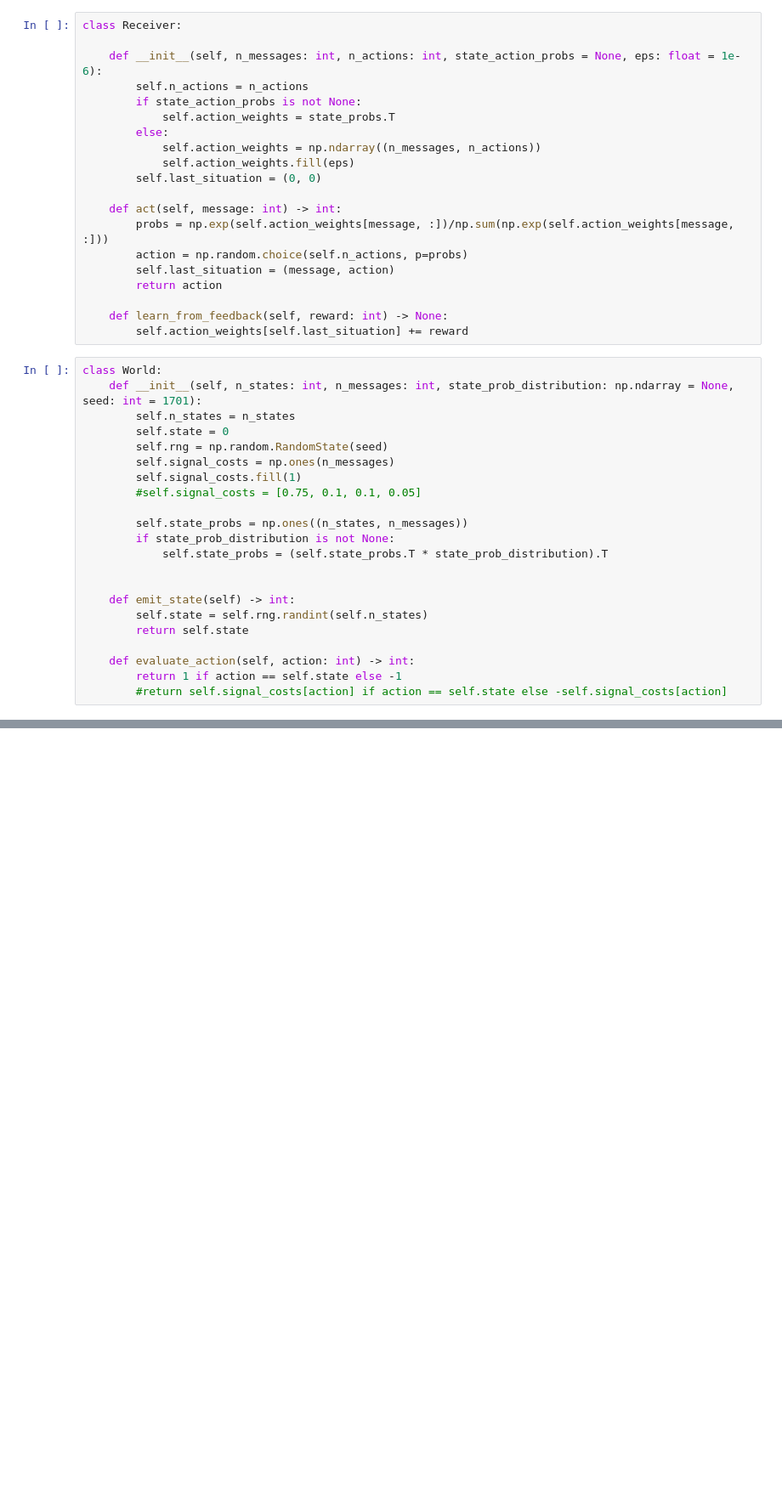
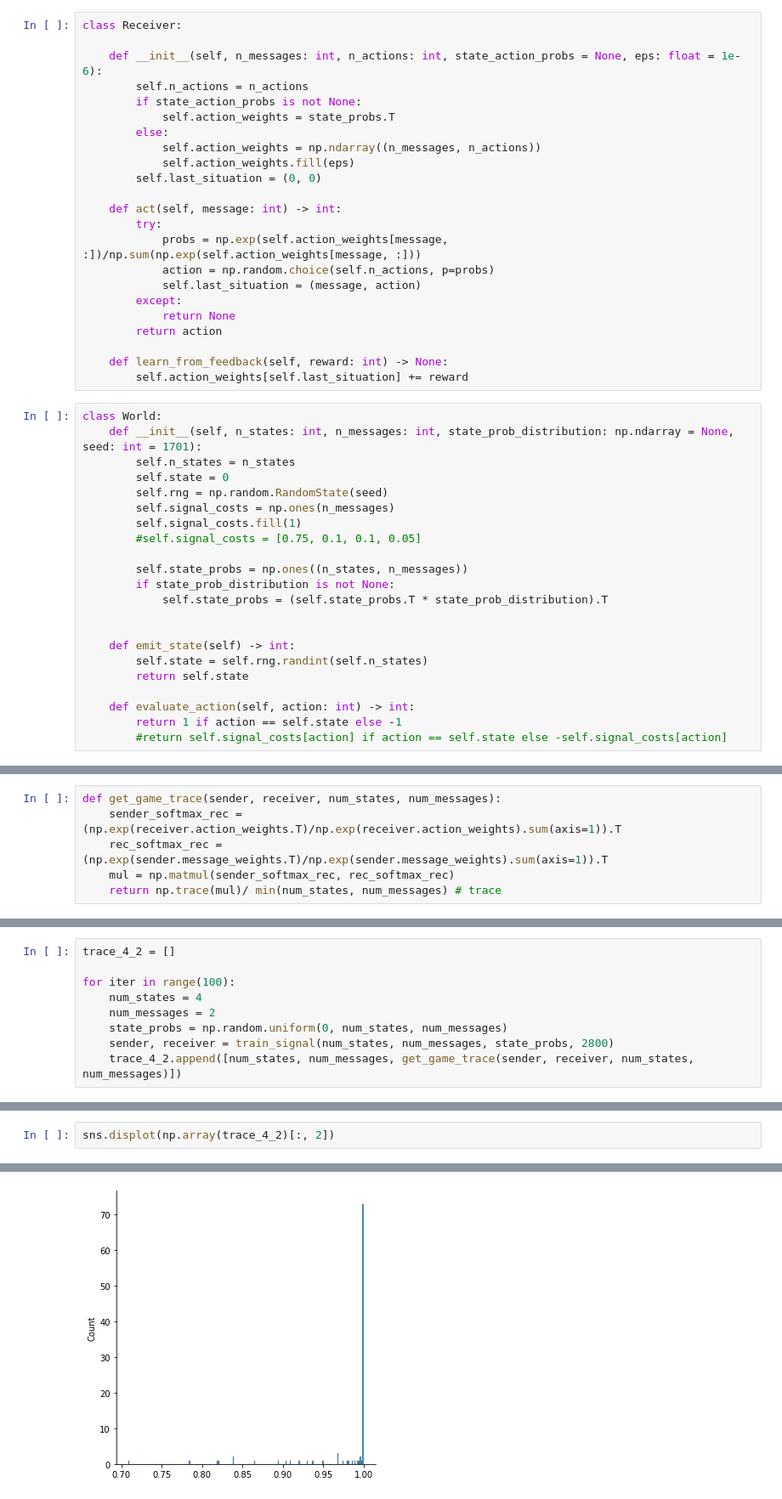
Before and after one commit to nightingal3/signalling-games, a Jupyter notebook: reinforcement_lewis_signaling_game_n_m.ipynb, the cells around one changed output, grey strips where cells are left out. Shown at 85% size. Saved outputs shown, nothing was run; the diff lists cells and outputs as text; blank space fills up the shorter version.

```diff
--- a/reinforcement_lewis_signaling_game_n_m.ipynb
+++ b/reinforcement_lewis_signaling_game_n_m.ipynb
@@ -43,9 +46,12 @@ class Receiver:
         self.last_situation = (0, 0)
 
     def act(self, message: int) -> int:
-        probs = np.exp(self.action_weights[message, :])/np.sum(np.exp(self.action_weights[message, :]))
-        action = np.random.choice(self.n_actions, p=probs)
-        self.last_situation = (message, action)
+        try:
+            probs = np.exp(self.action_weights[message, :])/np.sum(np.exp(self.action_weights[message, :]))
+            action = np.random.choice(self.n_actions, p=probs)
+            self.last_situation = (message, action)
+        except:
+            return None
         return action
 
     def learn_from_feedback(self, reward: int) -> None:
@@ -164,0 +138,6 @@ Observation to message mapping:
+# %%
+def get_game_trace(sender, receiver, num_states, num_messages):
+    sender_softmax_rec = (np.exp(receiver.action_weights.T)/np.exp(receiver.action_weights).sum(axis=1)).T
+    rec_softmax_rec = (np.exp(sender.message_weights.T)/np.exp(sender.message_weights).sum(axis=1)).T
+    mul = np.matmul(sender_softmax_rec, rec_softmax_rec)
+    return np.trace(mul)/ min(num_states, num_messages) # trace
@@ -177,0 +173,9 @@ make_gif('receiver')
+# %%
+trace_4_2 = []
+
+for iter in range(100):
+    num_states = 4
+    num_messages = 2
+    state_probs = np.random.uniform(0, num_states, num_messages)
+    sender, receiver = train_signal(num_states, num_messages, state_probs, 2800)
+    trace_4_2.append([num_states, num_messages, get_game_trace(sender, receiver, num_states, num_messages)])
@@ -177,0 +224,3 @@ make_gif('receiver')
+# %%
+sns.displot(np.array(trace_4_2)[:, 2])
+# %% [output]
@@ -177,0 +228 @@ make_gif('receiver')
+[figure, added]
```
Also changed, not shown: parts of 14 cells of this notebook, 5 other files.
